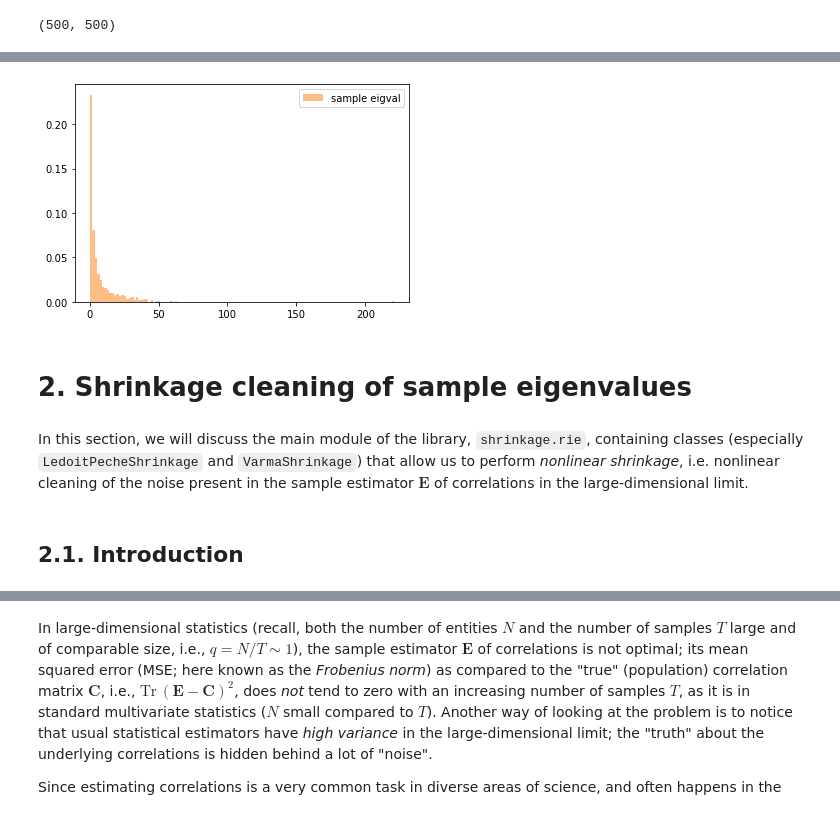
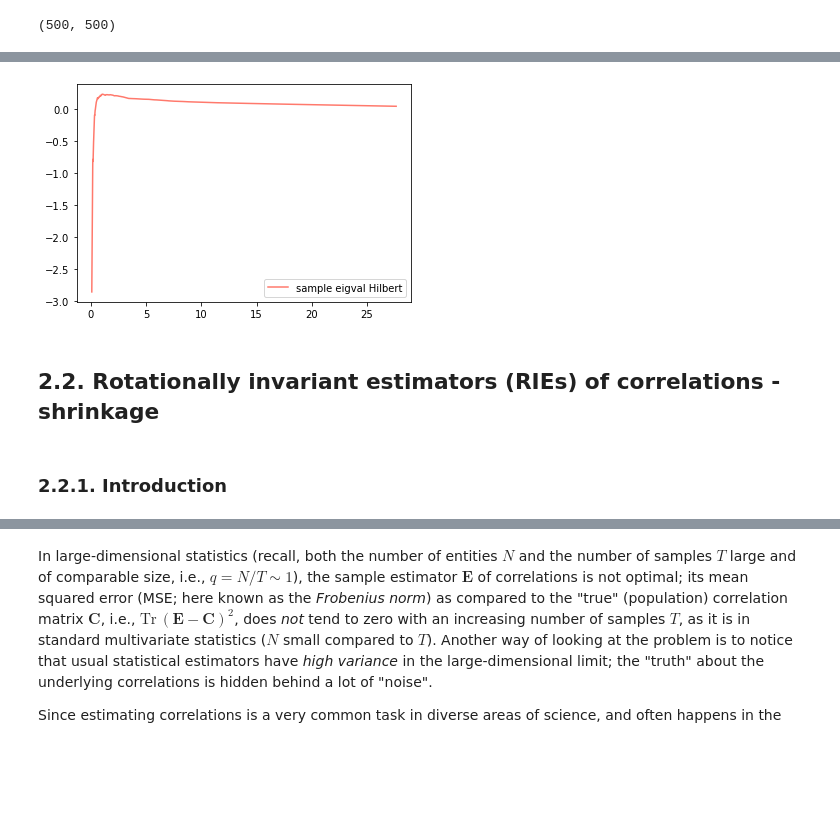
Before and after one commit to yedrek/shrinkage, a Jupyter notebook: shrinkage_user_guide.ipynb, the cells around one changed output, grey strips where cells are left out. Drawn from its saved outputs; the diff is of its cells as text; code cells hidden in the pictures; blank space fills up the shorter version.

```diff
--- a/shrinkage_user_guide.ipynb
+++ b/shrinkage_user_guide.ipynb
@@ -306,0 +326,13 @@ We also have the sample correlation estimator $\mathbf{E}$ (of the "truncated" v
+# %%
+sim_3 = DataMatrix(
+    method='sandwich',
+    N=N,
+    C_model='inverse-Wishart',
+    kappa=2.,
+    T_total=T_total,
+    A_model='VARMA',
+    a_list=[0.8, 0.5],
+    b_list=[0.4],
+    dist='Student-t',
+    df=3
+)
@@ -306,0 +392,6 @@ We also have the sample correlation estimator $\mathbf{E}$ (of the "truncated" v
+# %%
+sample_3 = SampleEigenvalues(
+    Y=sim_3.Y,
+    T=T,
+    T_out=T_out
+)
@@ -380,14 +443,0 @@ Choose now an exp-decay model for $\mathbf{A}$, Kumaraswamy model for $\mathbf{C
-# %%
-sample_3 = SampleEigenvalues(
-    method='sandwich',
-    N=N,
-    C_model='Kumaraswamy',
-    a=0.4,
-    b=0.7,
-    condition_number=5.,
-    T=T,
-    A_model='exp-decay',
-    tau=3.,
-    dist='Student-t',
-    df=3
-)
@@ -414,8 +451,6 @@ True
 # %%
-sample_3.hist()
+sample_3.hist(
+    show_lambdas_Hilbert=True,
+)
 # %% [output]
-[figure, old version]
+[figure, new version]
-# %% [markdown]
-# 2. Shrinkage cleaning of sample eigenvalues
-# %% [markdown]
-In this section, we will discuss the main module of the library, `shrinkage.rie`, containing classes (especially `LedoitPecheShrinkage` and `VarmaShrinkage`) that allow us to perform _nonlinear shrinkage_, i.e. nonlinear cleaning of the noise present in the sample estimator $\mathbf{E}$ of correlations in the large-dimensional limit.
@@ -424,2 +457,4 @@ from shrinkage.rie import LedoitPecheShrinkage, VarmaShrinkage
+# %% [markdown]
+## 2.2. Rotationally invariant estimators (RIEs) of correlations - shrinkage
 # %% [markdown]
-## 2.1. Introduction
+### 2.2.1. Introduction
```
Also changed, not shown: parts of 474 cells of this notebook, 31 other files.
